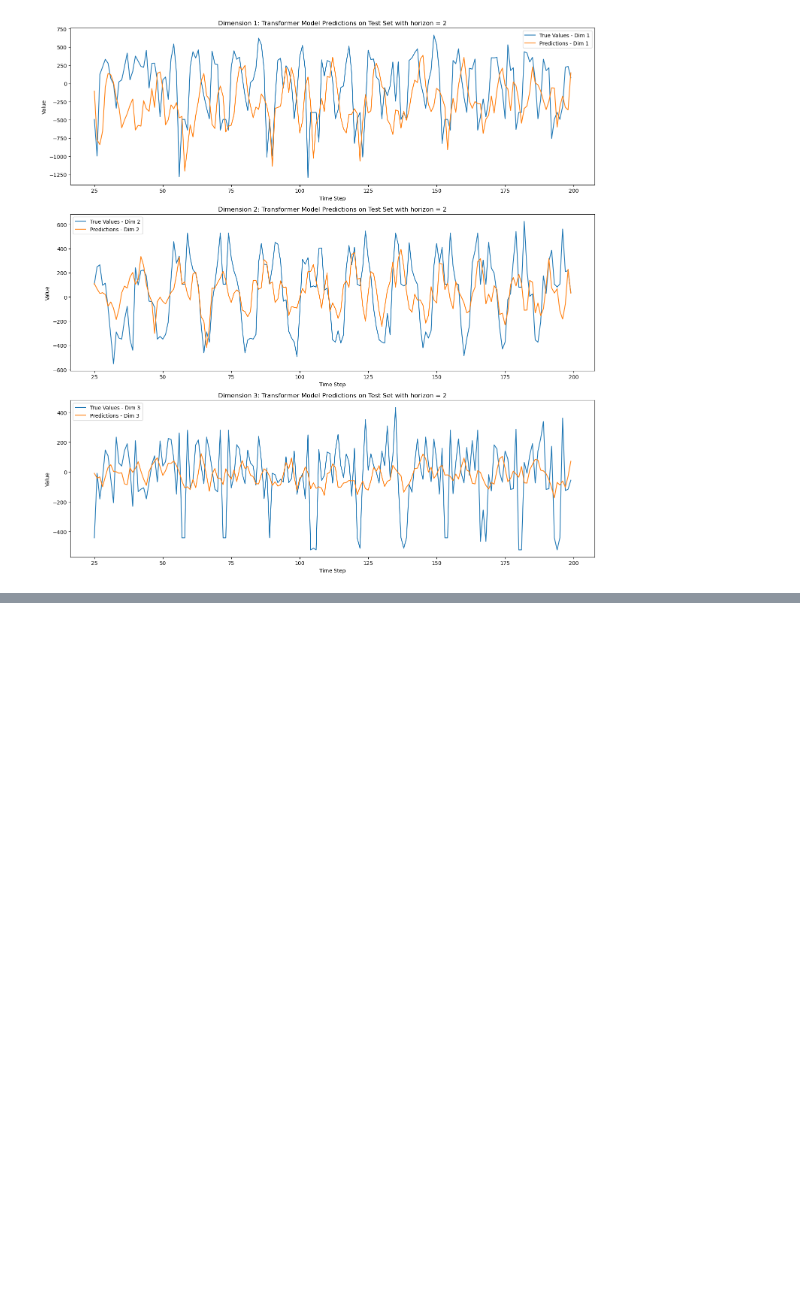
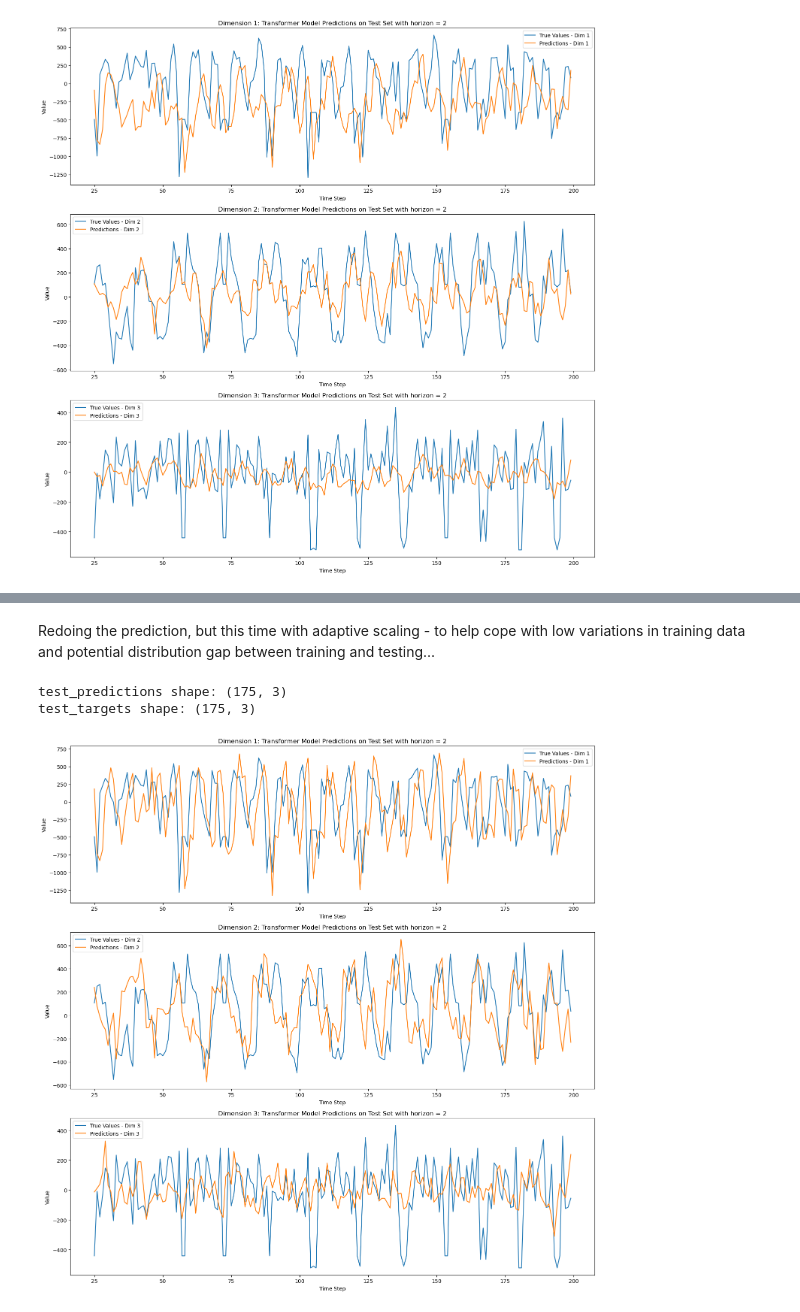
Before and after one commit to pohl-michel/2D-MR-image-prediction, a Jupyter notebook: Time_series_forecasting/experiments/population_transformer.ipynb, the cells around one changed output, grey strips where cells are left out. Saved outputs shown, nothing was run; the diff lists cells and outputs as text; code cells hidden in the pictures; blank space fills up the shorter version.

```diff
--- a/Time_series_forecasting/experiments/population_transformer.ipynb
+++ b/Time_series_forecasting/experiments/population_transformer.ipynb
@@ -316,0 +372,47 @@ Test MSE: 131873.2500, RMSE: 363.1436, MAE: 274.4481
+# %% [markdown]
+Redoing the prediction, but this time with adaptive scaling - to help cope with low variations in training data and
+potential distribution gap between training and testing...
+# %%
+from sklearn.preprocessing import StandardScaler
+
+
+# I need to load my input sequence from scratch
+sq_filename = os.path.join(workspace_dir, INPUT_SQ_DIR, input_sq_name, tf.DATA_FILENAME)
+time_data_mat = scipy.io.loadmat(sq_filename)
+test_sequence = time_data_mat["org_data"]
+
+adaptive_test_scaler = StandardScaler()  # here it is adaptive in the sense that it is fitted using the first datapoints
+adaptation_data = test_sequence[:, :adaptation_window]
+adaptive_test_scaler.fit(adaptation_data.T)
+test_sequence_scaled = adaptive_test_scaler.transform(test_sequence.T)
+
+X_test, y_test, test_indices = tf.create_multidim_sequences(test_sequence_scaled.T, seq_length, horizon)
+# %%
+# then it's the same code as above - probably refactor that
+
+test_loader = tf.get_data_loader(X_test, y_test, batch_size, shuffle=False)
+test_predictions, test_targets, _ = tf.eval_model(model, test_loader, device)
+print(f"test_predictions shape: {test_predictions.shape}")
+print(f"test_targets shape: {test_targets.shape}")
+
+# Inverse standardization
+test_predictions_rescaled = adaptive_test_scaler.inverse_transform(test_predictions)
+test_targets_rescaled = adaptive_test_scaler.inverse_transform(test_targets)
+# %% [output]
+test_predictions shape: (175, 3)
+test_targets shape: (175, 3)
+# %%
+# Plot test predictions for each dimension - again, extract that as a function
+plt.figure(figsize=(15, 5 * n_features))
+for i in range(n_features):
+    plt.subplot(n_features, 1, i + 1)
+    plt.plot(test_indices, test_targets_rescaled[:, i], label=f"True Values - Dim {i+1}")
+    plt.plot(test_indices, test_predictions_rescaled[:, i], label=f"Predictions - Dim {i+1}")
+    plt.xlabel("Time Step")
+    plt.ylabel("Value")
+    plt.title(f"Dimension {i+1}: Transformer Model Predictions on Test Set with horizon = {horizon}")
+    plt.legend()
+plt.tight_layout()
+plt.show()
+# %% [output]
+[figure, added]
```
Also changed, not shown: parts of 7 cells of this notebook, 2 other files.
